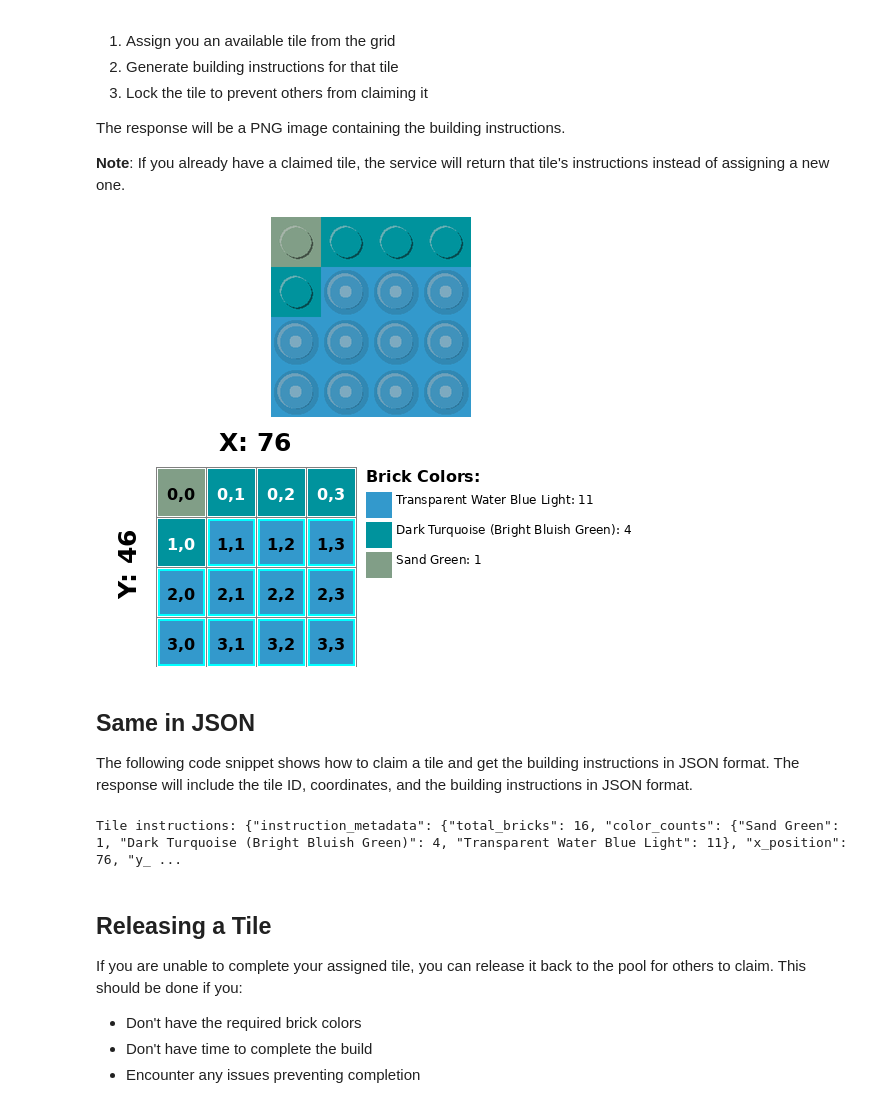
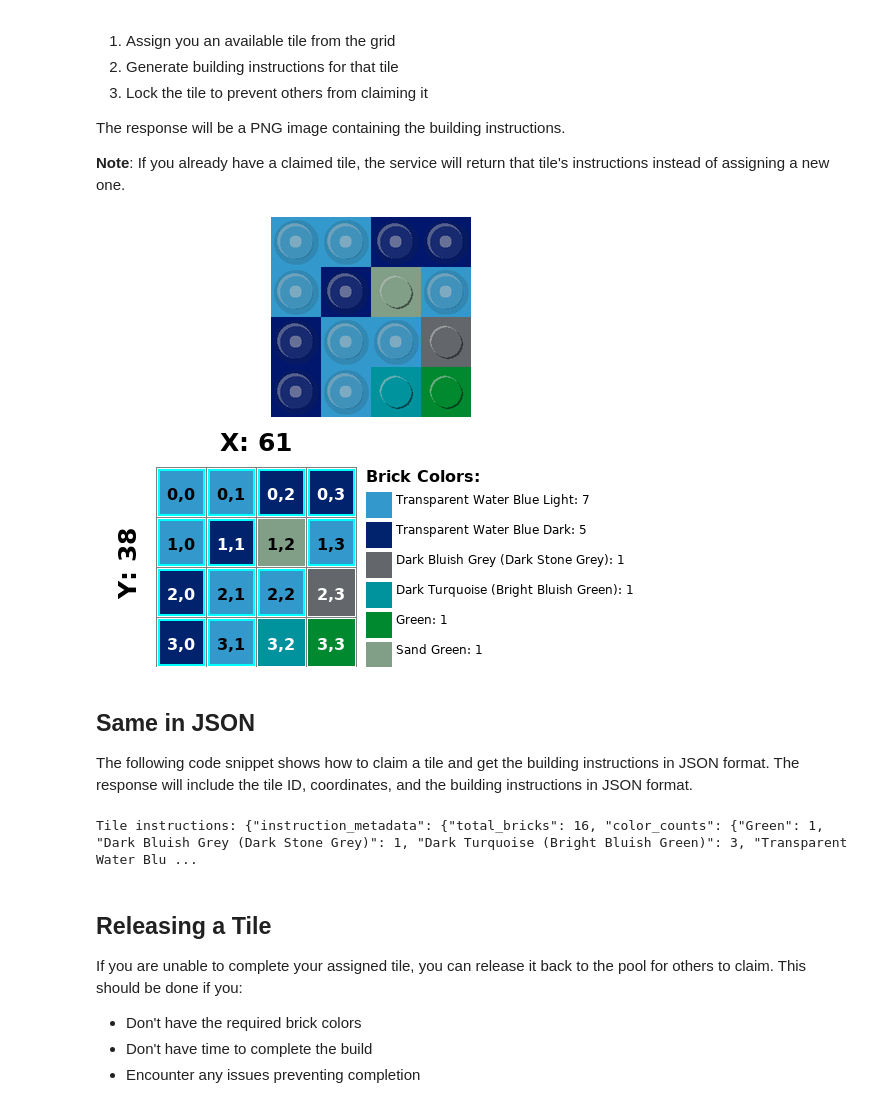
Before and after one commit to sentinel-hub/titiler-openeo, a Jupyter notebook: docs/src/use cases/lego/lego_user_tiles.ipynb, the cells around one changed output. Saved outputs shown, nothing was run; the diff lists cells and outputs as text; code cells hidden in the pictures.

```diff
--- a/docs/src/use cases/lego/lego_user_tiles.ipynb
+++ b/docs/src/use cases/lego/lego_user_tiles.ipynb
@@ -60,40 +56,40 @@ The response will be a PNG image containing the building instructions.
 
 **Note**: If you already have a claimed tile, the service will return that tile's instructions instead of assigning a new one.
 # %%
-claim_service_id = "12846e5b-6769-401b-877d-d8727a92ccf8"
+claim_service_id = "9c1af4a8-7a9f-4c83-a6c8-2809e347075c"
 zoom_level = 7
 
 # Call the claim service
 # Note: x=0, y=0 are placeholder values - the service will assign an available tile
 response = requests.get(
     f"{base_url}/services/xyz/{claim_service_id}/tiles/{zoom_level}/0/0",
     headers={"Authorization": f"Bearer {token}"},
 )
 
 # Display the tile instructions
 if response.status_code == 200:
     from PIL import Image
     from IPython.display import display
     from io import BytesIO
 
     img = Image.open(BytesIO(response.content))
     display(img)
 else:
     print("Error:", response.status_code)
     print(response.text)
 
     # Common error cases:
     # 401 - Not authenticated
     # 403 - Not authorized
     # 409 - No tiles available
 # %% [output]
-[figure, old version]
+[figure, new version]
 # %% [markdown]
 ## Same in JSON
 
 The following code snippet shows how to claim a tile and get the building instructions in JSON format. The response will include the tile ID, coordinates, and the building instructions in JSON format.
 # %%
-claim_service_json_id = "e17e1efc-fa76-43f3-a86c-c615c1810411"
+claim_service_json_id = "ce714e87-0df0-4d74-b334-ff56be9f48bb"
 zoom_level = 7
 
 # Call the claim service
@@ -115,7 +111,7 @@ else:
     # 403 - Not authorized
     # 409 - No tiles available
 # %% [output]
-Tile instructions: {"instruction_metadata": {"total_bricks": 16, "color_counts": {"Sand Green": 1, "Dark Turquoise (Bright Bluish Green)": 4, "Transparent Water Blue Light": 11}, "x_position": 76, "y_ ...
+Tile instructions: {"instruction_metadata": {"total_bricks": 16, "color_counts": {"Green": 1, "Dark Bluish Grey (Dark Stone Grey)": 1, "Dark Turquoise (Bright Bluish Green)": 3, "Transparent Water Blu ...
 # %% [markdown]
 ## Releasing a Tile
 
```
Also changed, not shown: parts of 4 cells of this notebook, 3 other files.
